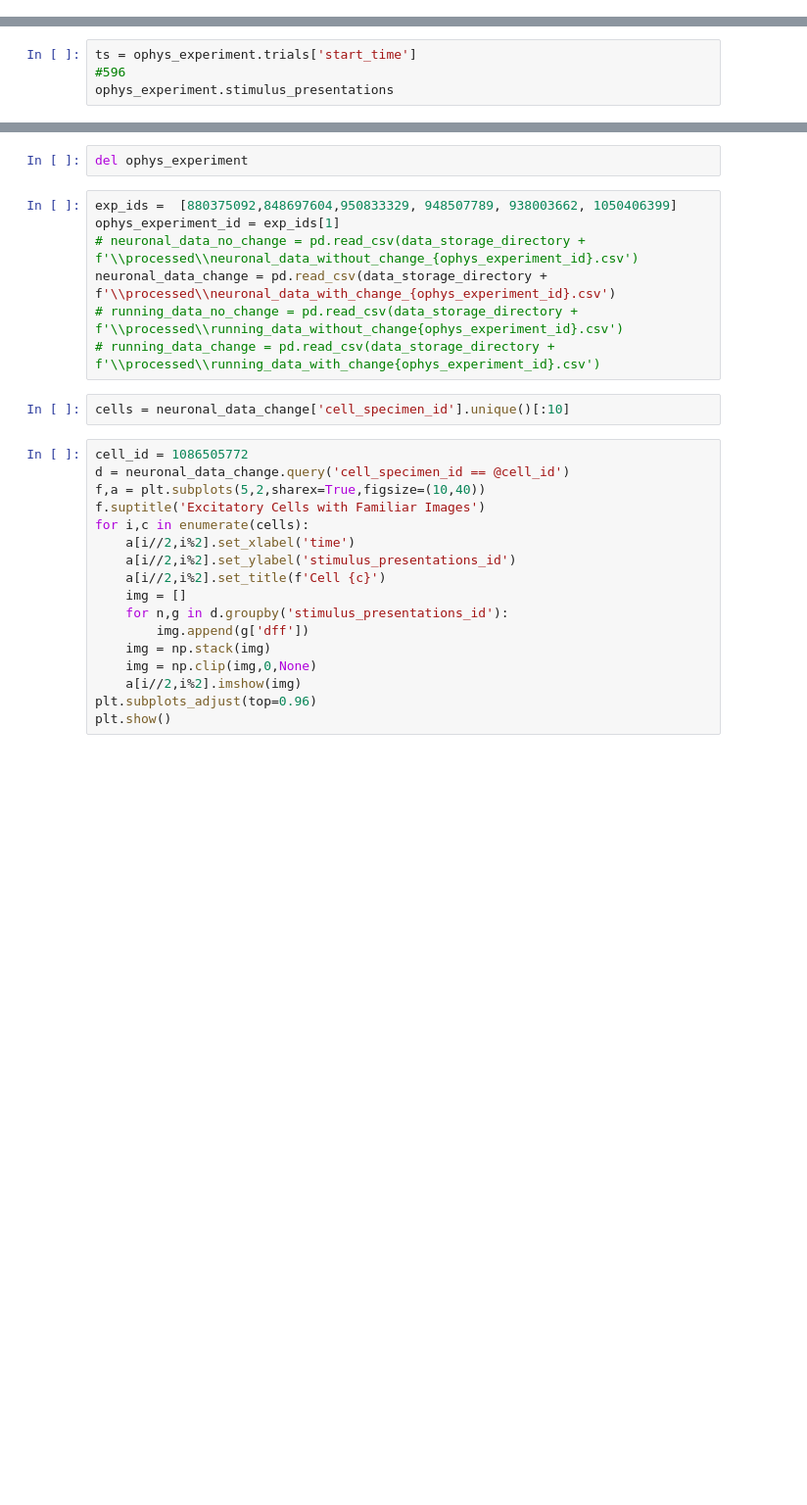
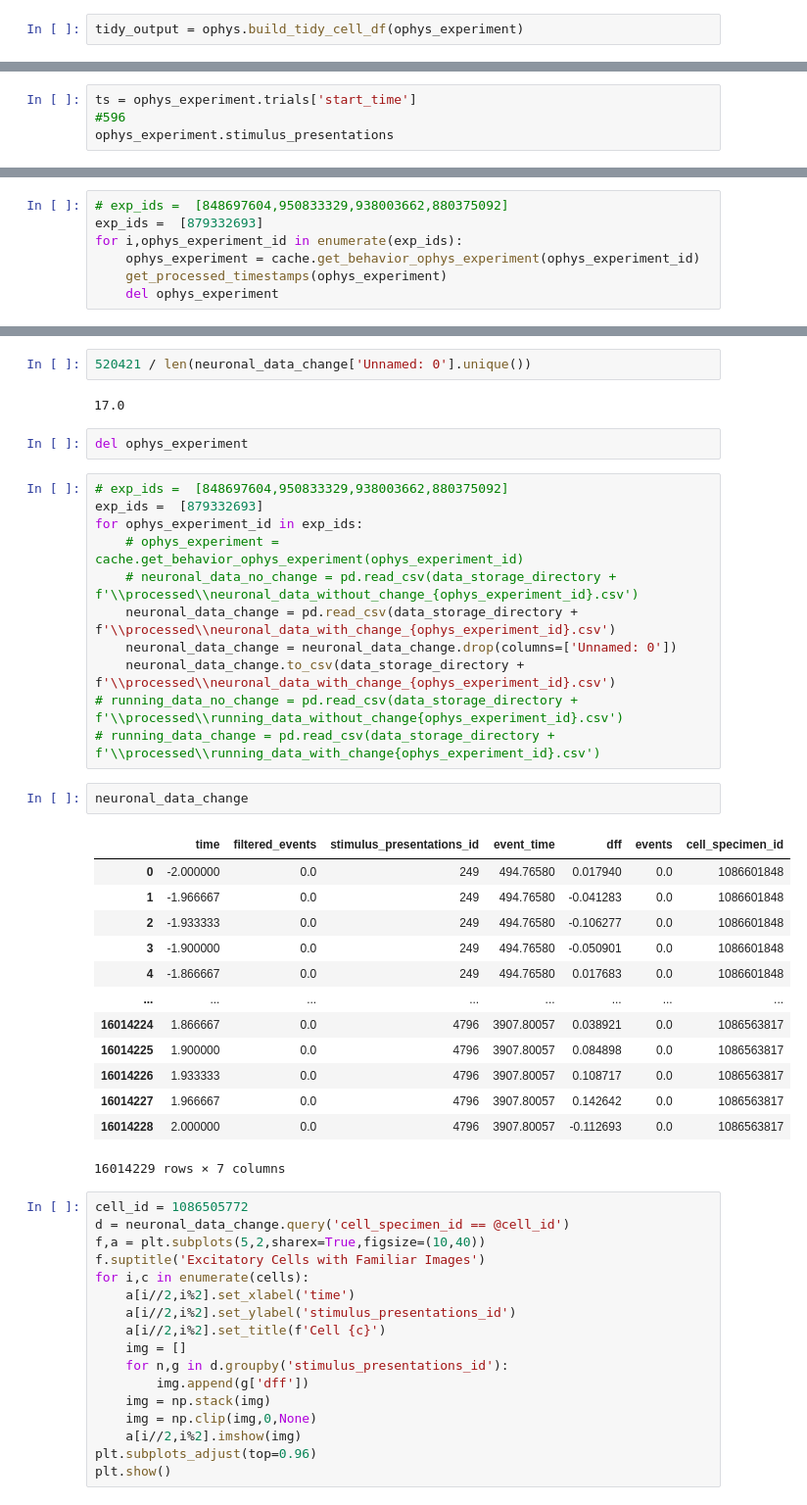
Before and after one commit to Blazkowiz47/NMA, a Jupyter notebook: Project/i_am_idiot.ipynb, the cells around one changed output, grey strips where cells are left out. Shown at 98% size. Saved outputs shown, nothing was run; the diff lists cells and outputs as text; blank space fills up the shorter version.

```diff
--- a/Project/i_am_idiot.ipynb
+++ b/Project/i_am_idiot.ipynb
@@ -25,0 +95,2 @@ ophys_experiment = cache.get_behavior_ophys_experiment(ophys_experiment_id)
+# %%
+tidy_output = ophys.build_tidy_cell_df(ophys_experiment)
@@ -147,0 +274,7 @@ saving neuronal_data_with_change data
+# %%
+# exp_ids =  [848697604,950833329,938003662,880375092]
+exp_ids =  [879332693]
+for i,ophys_experiment_id in enumerate(exp_ids):
+    ophys_experiment = cache.get_behavior_ophys_experiment(ophys_experiment_id)
+    get_processed_timestamps(ophys_experiment)
+    del ophys_experiment
@@ -148,14 +303,36 @@ saving neuronal_data_with_change data
+# %%
+520421 / len(neuronal_data_change['Unnamed: 0'].unique())
+# %% [output]
+17.0
 # %%
 del ophys_experiment
 # %%
-exp_ids =  [880375092,848697604,950833329, 948507789, 938003662, 1050406399]
-ophys_experiment_id = exp_ids[1]
-# neuronal_data_no_change = pd.read_csv(data_storage_directory + f'\\processed\\neuronal_data_without_change_{ophys_experiment_id}.csv')
-neuronal_data_change = pd.read_csv(data_storage_directory + f'\\processed\\neuronal_data_with_change_{ophys_experiment_id}.csv')
+# exp_ids =  [848697604,950833329,938003662,880375092]
+exp_ids =  [879332693]
+for ophys_experiment_id in exp_ids:
+    # ophys_experiment = cache.get_behavior_ophys_experiment(ophys_experiment_id)
+    # neuronal_data_no_change = pd.read_csv(data_storage_directory + f'\\processed\\neuronal_data_without_change_{ophys_experiment_id}.csv')
+    neuronal_data_change = pd.read_csv(data_storage_directory + f'\\processed\\neuronal_data_with_change_{ophys_experiment_id}.csv')
+    neuronal_data_change = neuronal_data_change.drop(columns=['Unnamed: 0'])
+    neuronal_data_change.to_csv(data_storage_directory + f'\\processed\\neuronal_data_with_change_{ophys_experiment_id}.csv')
 # running_data_no_change = pd.read_csv(data_storage_directory + f'\\processed\\running_data_without_change{ophys_experiment_id}.csv')
 # running_data_change = pd.read_csv(data_storage_directory + f'\\processed\\running_data_with_change{ophys_experiment_id}.csv')
-# %%
-cells = neuronal_data_change['cell_specimen_id'].unique()[:10]
+# %%
+neuronal_data_change
+# %% [output]
+|  | time | filtered_events | stimulus_presentations_id | event_time | dff | events | cell_specimen_id |
+| 0 | -2.000000 | 0.0 | 249 | 494.76580 | 0.017940 | 0.0 | 1086601848 |
+| 1 | -1.966667 | 0.0 | 249 | 494.76580 | -0.041283 | 0.0 | 1086601848 |
+| 2 | -1.933333 | 0.0 | 249 | 494.76580 | -0.106277 | 0.0 | 1086601848 |
+| 3 | -1.900000 | 0.0 | 249 | 494.76580 | -0.050901 | 0.0 | 1086601848 |
+| 4 | -1.866667 | 0.0 | 249 | 494.76580 | 0.017683 | 0.0 | 1086601848 |
+| ... | ... | ... | ... | ... | ... | ... | ... |
+| 16014224 | 1.866667 | 0.0 | 4796 | 3907.80057 | 0.038921 | 0.0 | 1086563817 |
+| 16014225 | 1.900000 | 0.0 | 4796 | 3907.80057 | 0.084898 | 0.0 | 1086563817 |
+| 16014226 | 1.933333 | 0.0 | 4796 | 3907.80057 | 0.108717 | 0.0 | 1086563817 |
+| 16014227 | 1.966667 | 0.0 | 4796 | 3907.80057 | 0.142642 | 0.0 | 1086563817 |
+| 16014228 | 2.000000 | 0.0 | 4796 | 3907.80057 | -0.112693 | 0.0 | 1086563817 |
+16014229 rows × 7 columns
 # %%
 cell_id = 1086505772
 d = neuronal_data_change.query('cell_specimen_id == @cell_id')
```
Also changed, not shown: parts of 14 cells of this notebook, 5 other files.
